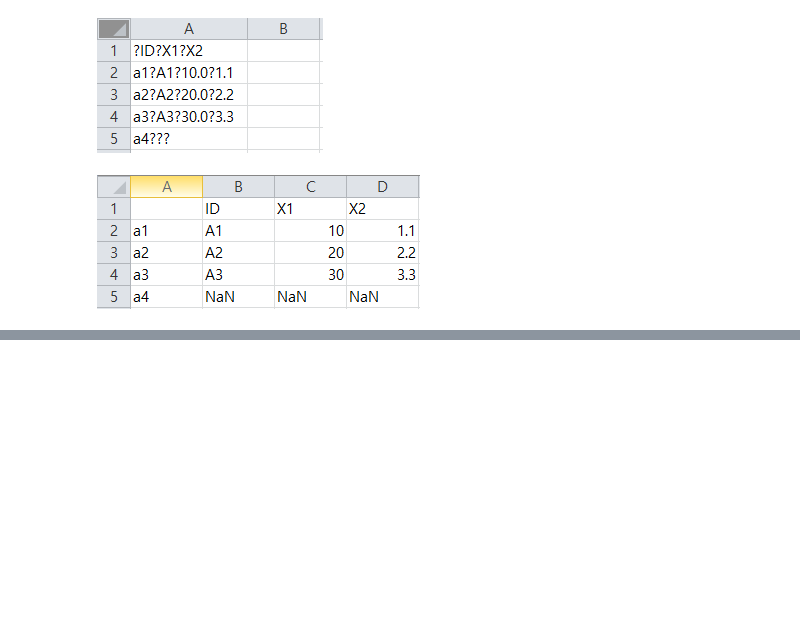
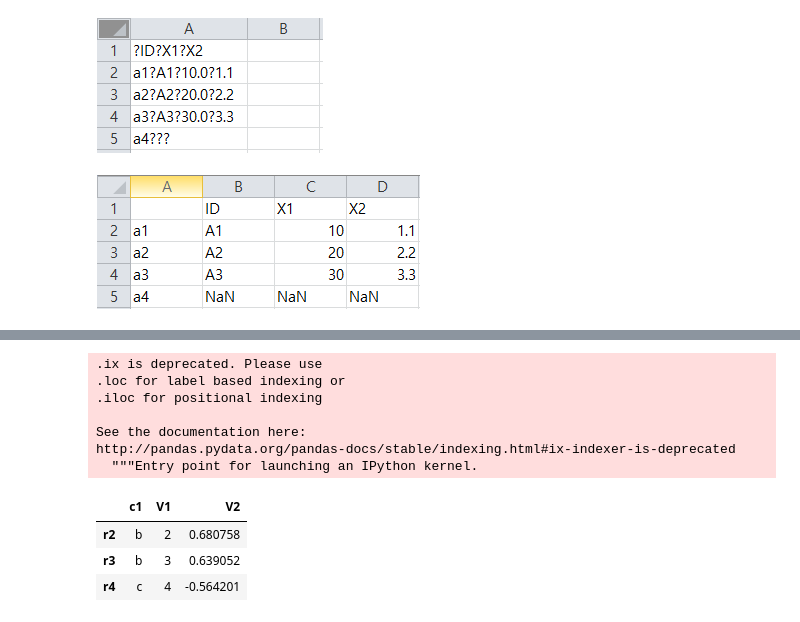
Before and after one commit to goebalgaebal/TIL, a Jupyter notebook: 빅데이터(딥러닝) 활용 AI 설계/딥러닝을 위한 빅데이터 기초/Python/code2/Day2_DA.ipynb, the cells around one changed output, grey strips where cells are left out. Saved outputs shown, nothing was run; the diff lists cells and outputs as text; code cells hidden in the pictures; blank space fills up the shorter version.

```diff
--- a/빅데이터(딥러닝) 활용 AI 설계/딥러닝을 위한 빅데이터 기초/Python/code2/Day2_DA.ipynb
+++ b/빅데이터(딥러닝) 활용 AI 설계/딥러닝을 위한 빅데이터 기초/Python/code2/Day2_DA.ipynb
@@ -100,0 +175,14 @@ df2.to_csv("./res/dt2.csv", sep=",", na_rep="NaN")
+# %%
+df2.ix[2:]
+# %% [output]
+.ix is deprecated. Please use
+.loc for label based indexing or
+.iloc for positional indexing
+
+See the documentation here:
+http://pandas.pydata.org/pandas-docs/stable/indexing.html#ix-indexer-is-deprecated
+  """Entry point for launching an IPython kernel.
+|  | c1 | V1 | V2 |
+| r2 | b | 2 | 0.680758 |
+| r3 | b | 3 | 0.639052 |
+| r4 | c | 4 | -0.564201 |
```
Also changed, not shown: parts of 17 cells of this notebook, 3 other files.
